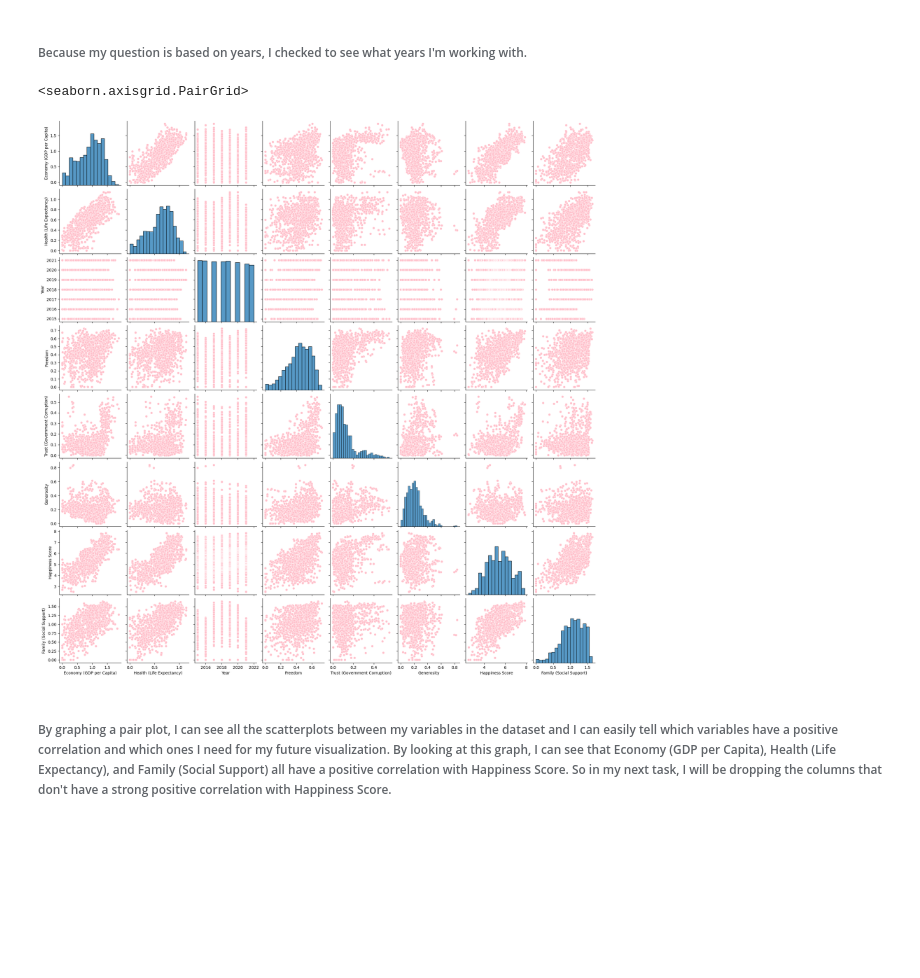
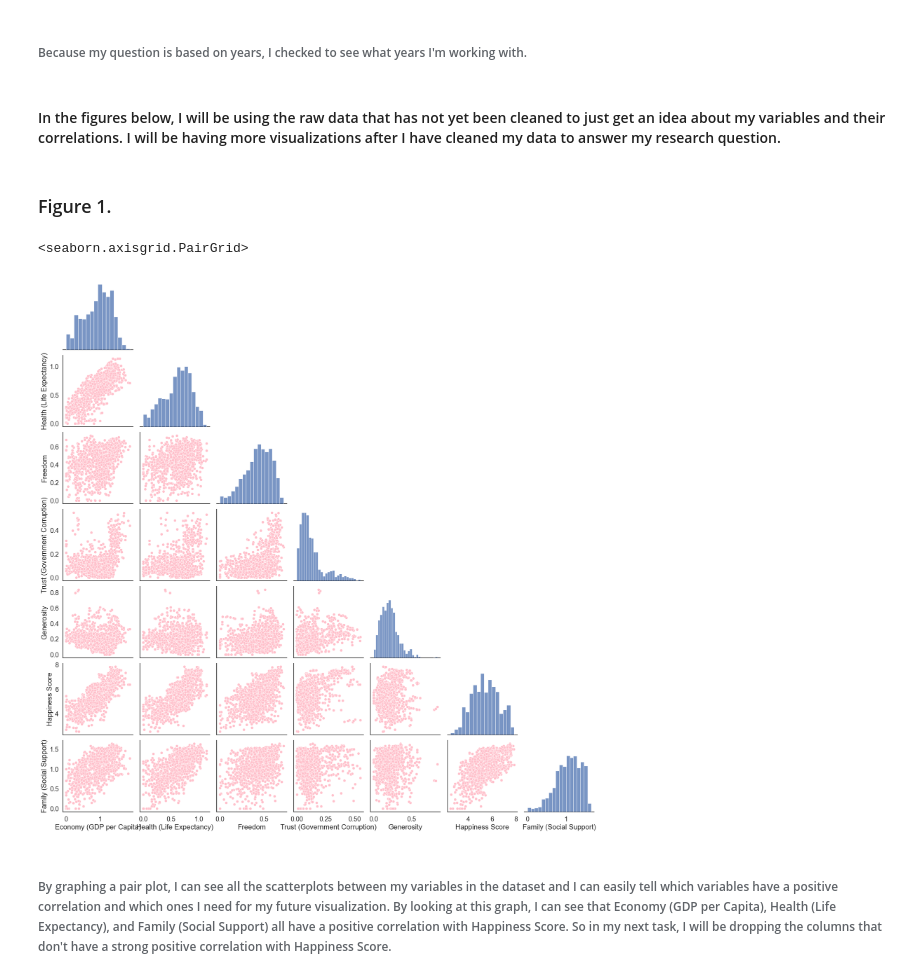
Before and after one commit to ubco-W2022T1-cosc301/project-group47, a Jupyter notebook: notebooks/analysis3.ipynb, the cells around one changed output. Saved outputs shown, nothing was run; the diff lists cells and outputs as text; code cells hidden in the pictures; blank space fills up the shorter version.

```diff
--- a/notebooks/analysis3.ipynb
+++ b/notebooks/analysis3.ipynb
@@ -37,3 +33,5 @@ print(df1)
+# %%
+sns.set_theme(style="white", font_scale=1.3)
 # %%
 d1 = df1.shape
 d2 = df1.head()
@@ -75,10 +61,15 @@ print(df1['Year'].unique())
 [2015 2016 2017 2018 2019 2020 2021 2022]
 # %% [markdown]
 ###### Because my question is based on years, I checked to see what years I'm working with.
+# %% [markdown]
+#### In the figures below, I will be using the raw data that has not yet been cleaned to just get an idea about my variables and their correlations. I will be having more visualizations after I have cleaned my data to answer my research question.
+# %% [markdown]
+### Figure 1.
 # %%
-sns.pairplot(df1[["Economy (GDP per Capita)",'Health (Life Expectancy)', 'Year', 'Freedom', 'Trust (Government Corruption)', 'Generosity', 'Happiness Score',"Family (Social Support)"]], plot_kws={'color':'pink'})
+
+sns.pairplot(df1[["Economy (GDP per Capita)",'Health (Life Expectancy)', 'Freedom', 'Trust (Government Corruption)', 'Generosity', 'Happiness Score',"Family (Social Support)"]],corner=True, plot_kws={'color':'pink'})
 # %% [output]
 <seaborn.axisgrid.PairGrid>
-[figure, old version]
+[figure, new version]
 # %% [markdown]
 ###### By graphing a pair plot, I can see all the scatterplots between my variables in the dataset and I can easily tell which variables have a positive correlation and which ones I need for my future visualization. By looking at this graph, I can see that Economy (GDP per Capita), Health (Life Expectancy), and Family (Social Support) all have a positive correlation with Happiness Score. So in my next task, I will be dropping the columns that don't have a strong positive correlation with Happiness Score.
```
Also changed, not shown: parts of 33 cells of this notebook, 1 other file.
